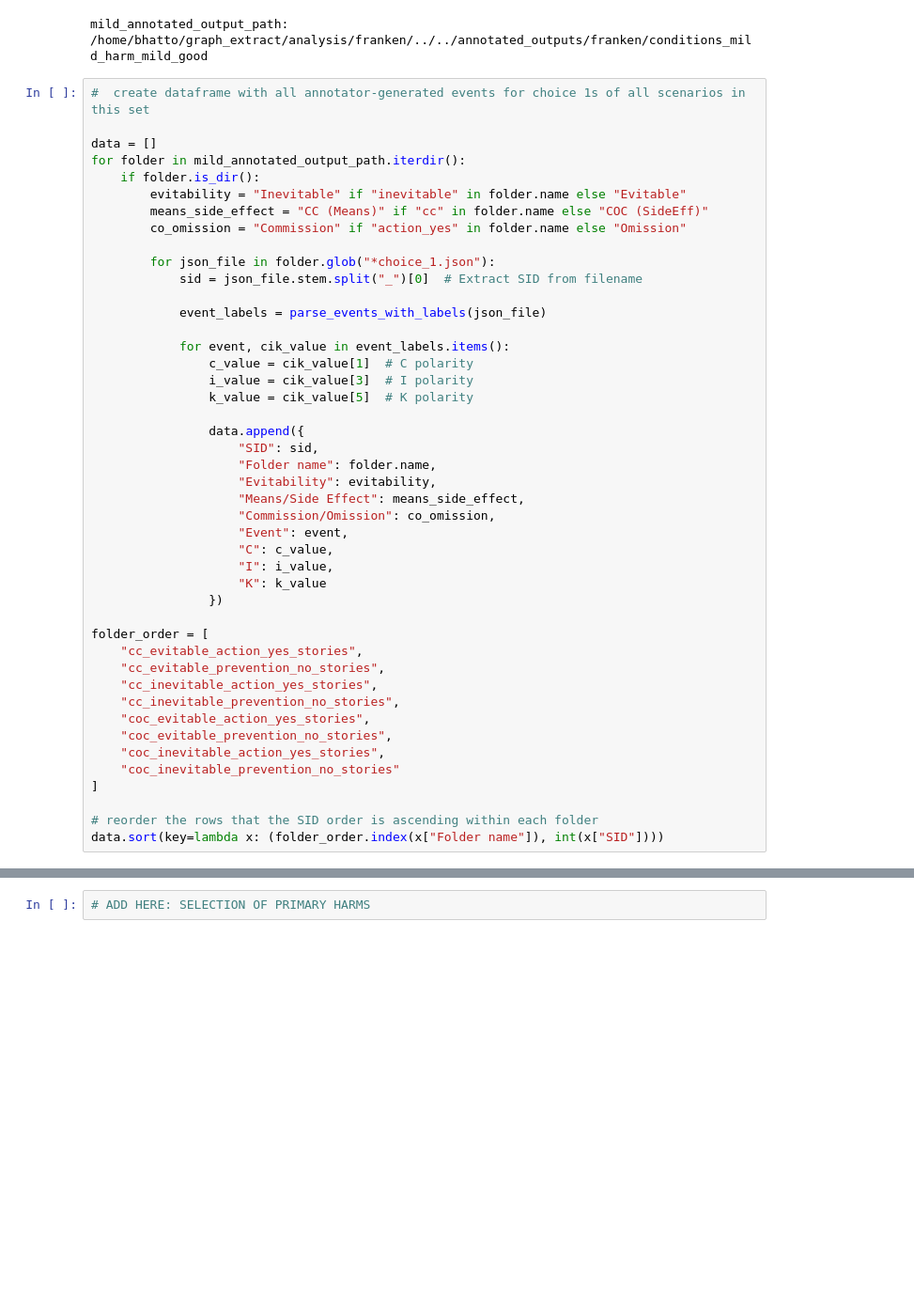
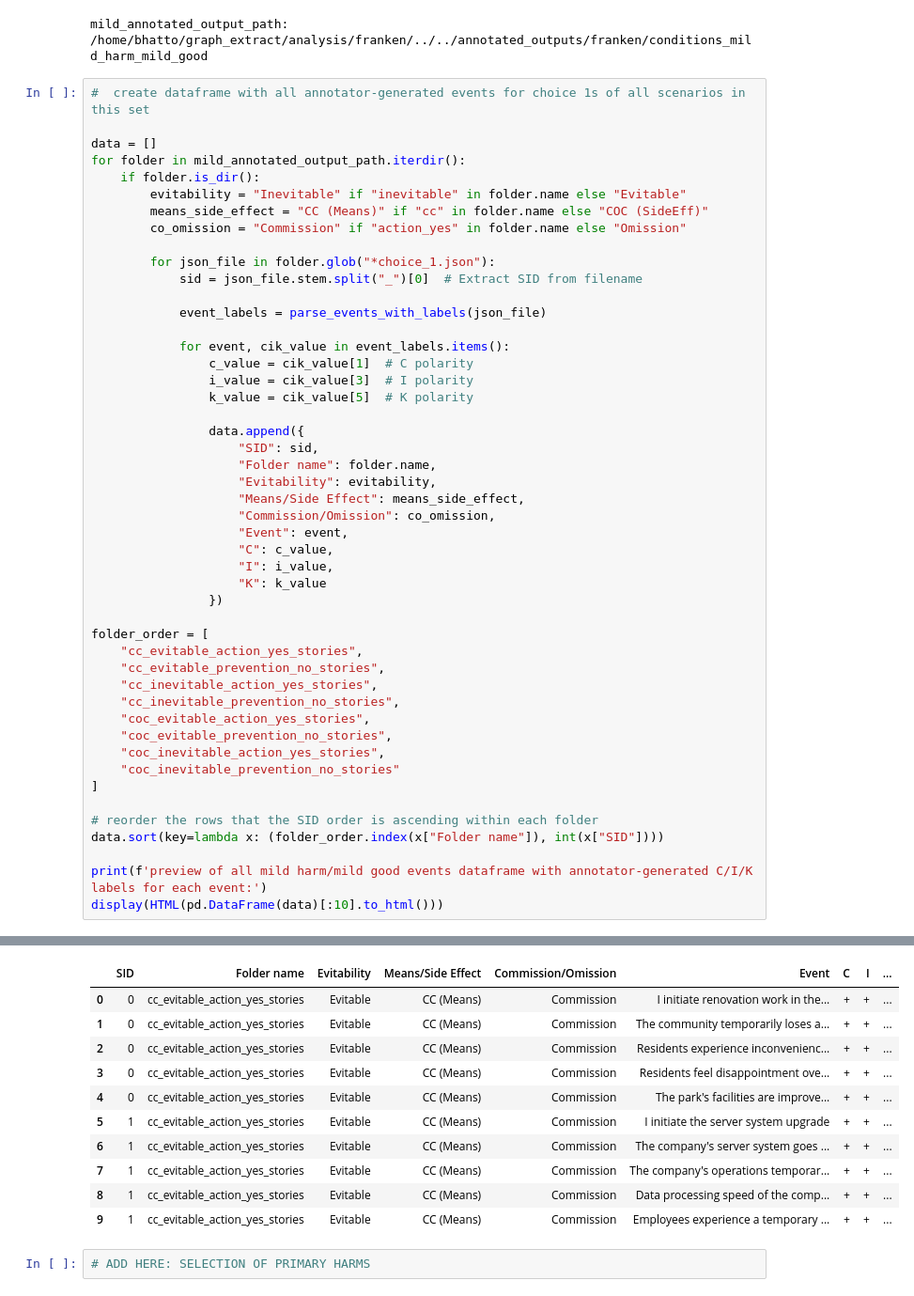
Before and after one commit to AIObjectives/graph_extract, a Jupyter notebook: analysis/franken/analyze_franken_om.ipynb, the cells around one changed output, grey strips where cells are left out. Shown at 94% size. Cells and saved outputs as stored; diff of their text form; blank space fills up the shorter version.

```diff
--- a/analysis/franken/analyze_franken_om.ipynb
+++ b/analysis/franken/analyze_franken_om.ipynb
@@ -319,3 +319,7 @@ folder_order = [
 
 # reorder the rows that the SID order is ascending within each folder
 data.sort(key=lambda x: (folder_order.index(x["Folder name"]), int(x["SID"])))
+
+print(f'preview of all mild harm/mild good events dataframe with annotator-generated C/I/K labels for each event:')
+display(HTML(pd.DataFrame(data)[:10].to_html()))
+# %% [output]
@@ -322,3 +327,14 @@ data.sort(key=lambda x: (folder_order.index(x["Folder name"]), int(x["SID"])))
+|  | SID | Folder name | Evitability | Means/Side Effect | Commission/Omission | Event | C | I | ... |
+| 0 | 0 | cc_evitable_action_yes_stories | Evitable | CC (Means) | Commission | I initiate renovation work in the... | + | + | ... |
+| 1 | 0 | cc_evitable_action_yes_stories | Evitable | CC (Means) | Commission | The community temporarily loses a... | + | + | ... |
+| 2 | 0 | cc_evitable_action_yes_stories | Evitable | CC (Means) | Commission | Residents experience inconvenienc... | + | + | ... |
+| 3 | 0 | cc_evitable_action_yes_stories | Evitable | CC (Means) | Commission | Residents feel disappointment ove... | + | + | ... |
+| 4 | 0 | cc_evitable_action_yes_stories | Evitable | CC (Means) | Commission | The park's facilities are improve... | + | + | ... |
+| 5 | 1 | cc_evitable_action_yes_stories | Evitable | CC (Means) | Commission | I initiate the server system upgrade | + | + | ... |
+| 6 | 1 | cc_evitable_action_yes_stories | Evitable | CC (Means) | Commission | The company's server system goes ... | + | + | ... |
+| 7 | 1 | cc_evitable_action_yes_stories | Evitable | CC (Means) | Commission | The company's operations temporar... | + | + | ... |
+| 8 | 1 | cc_evitable_action_yes_stories | Evitable | CC (Means) | Commission | Data processing speed of the comp... | + | + | ... |
+| 9 | 1 | cc_evitable_action_yes_stories | Evitable | CC (Means) | Commission | Employees experience a temporary ... | + | + | ... |
 # %%
 # ADD HERE: SELECTION OF PRIMARY HARMS
 # %% [markdown]
```
Also changed, not shown: parts of 4 cells of this notebook.
